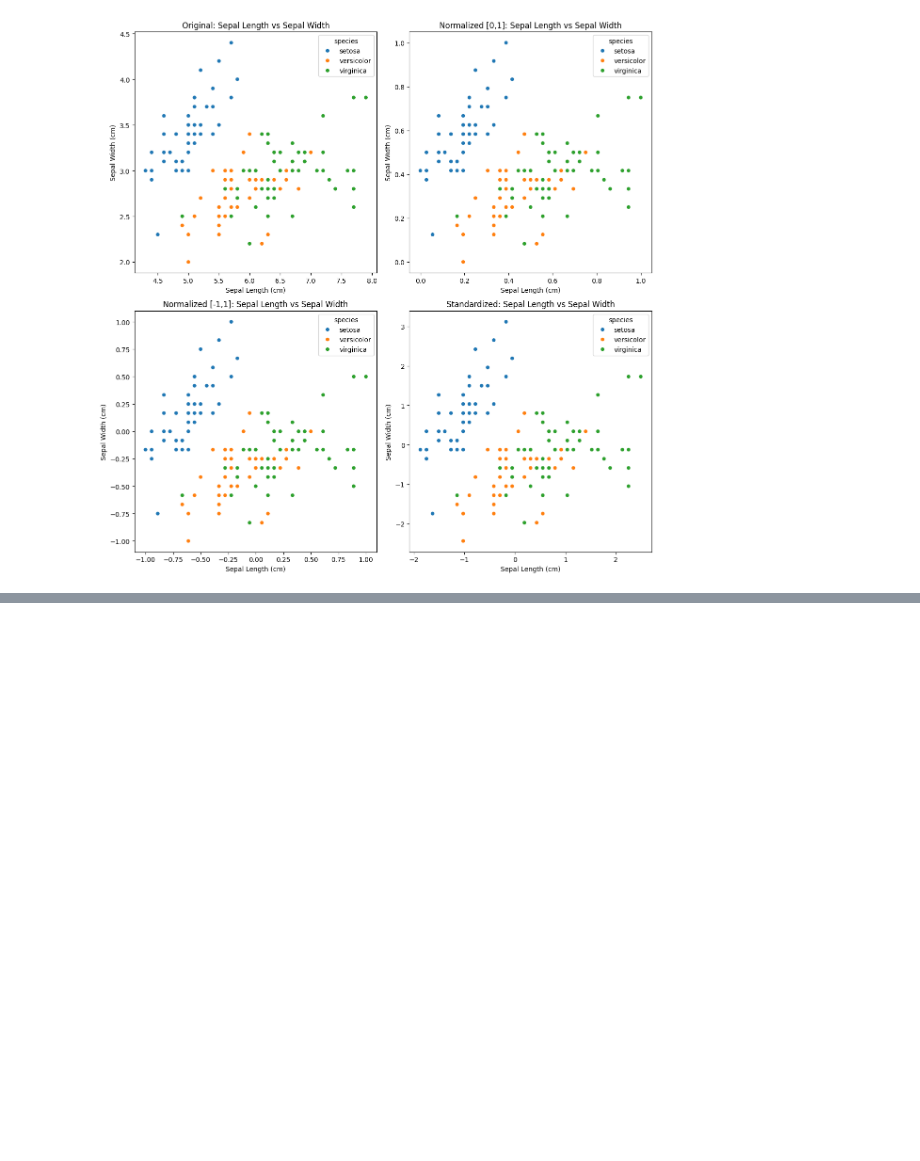
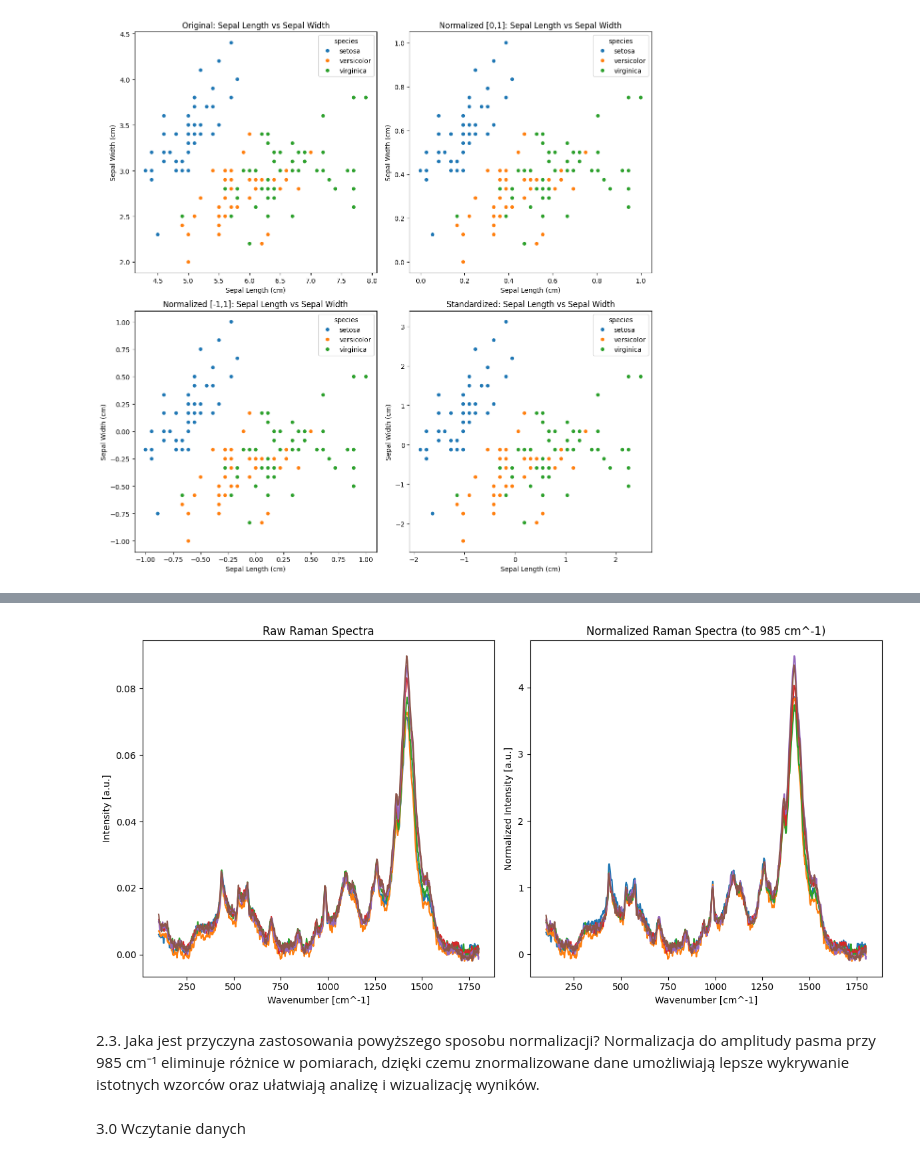
Before and after one commit to juliaduch/maszynowa_analiza_danych, a Jupyter notebook: Duch_Julia_LMAD_PSI_L1.ipynb, the cells around one changed output, grey strips where cells are left out. Cells and saved outputs as stored; diff of their text form; code cells hidden in the pictures; blank space fills up the shorter version.

```diff
--- a/Duch_Julia_LMAD_PSI_L1.ipynb
+++ b/Duch_Julia_LMAD_PSI_L1.ipynb
@@ -161,0 +165,5 @@ plt.show()
+# %%
+raman_db = pd.read_csv('Zad2_L1.csv', sep=';', decimal=',')
+raman_db = raman_db.drop(index=0).reset_index(drop=True)
+
+print(raman_db.head())
@@ -161,0 +189,14 @@ plt.show()
+# %%
+wavenumber_column = 'Wavenumber [cm^-1]'
+
+for col in raman_db.columns[1:]:
+    raman_db[col] = raman_db[col].replace(',', '.', regex=True).astype(float)
+
+index_985 = (raman_db[wavenumber_column] - 985).abs().idxmin()
+
+raman_db_normalized = raman_db.copy()
+
+for col in raman_db.columns[1:]:
+    raman_db_normalized[col] = raman_db[col] / raman_db[col][index_985]
+
+print(raman_db_normalized.head())
@@ -161,0 +224,27 @@ plt.show()
+# %%
+
+plt.figure(figsize=(12, 6))
+
+plt.subplot(1, 2, 1)
+for col in raman_db.columns[1:]:
+    plt.plot(raman_db[wavenumber_column], raman_db[col], label=col)
+plt.title('Raw Raman Spectra')
+plt.xlabel('Wavenumber [cm^-1]')
+plt.ylabel('Intensity [a.u.]')
+
+plt.subplot(1, 2, 2)
+for col in raman_db_normalized.columns[1:]:
+    plt.plot(raman_db_normalized[wavenumber_column], raman_db_normalized[col], label=col)
+plt.title('Normalized Raman Spectra (to 985 cm^-1)')
+plt.xlabel('Wavenumber [cm^-1]')
+plt.ylabel('Normalized Intensity [a.u.]')
+
+plt.tight_layout()
+plt.show()
+# %% [output]
+[figure, added]
+# %% [markdown]
+2.3. Jaka jest przyczyna zastosowania powyższego sposobu normalizacji?
+Normalizacja do amplitudy pasma przy 985 cm⁻¹ eliminuje różnice w pomiarach, dzięki czemu znormalizowane dane umożliwiają lepsze wykrywanie istotnych wzorców oraz ułatwiają analizę i wizualizację wyników.
+# %% [markdown]
+3.0 Wczytanie danych
```
Also changed, not shown: parts of 10 cells of this notebook, 2 other files.
